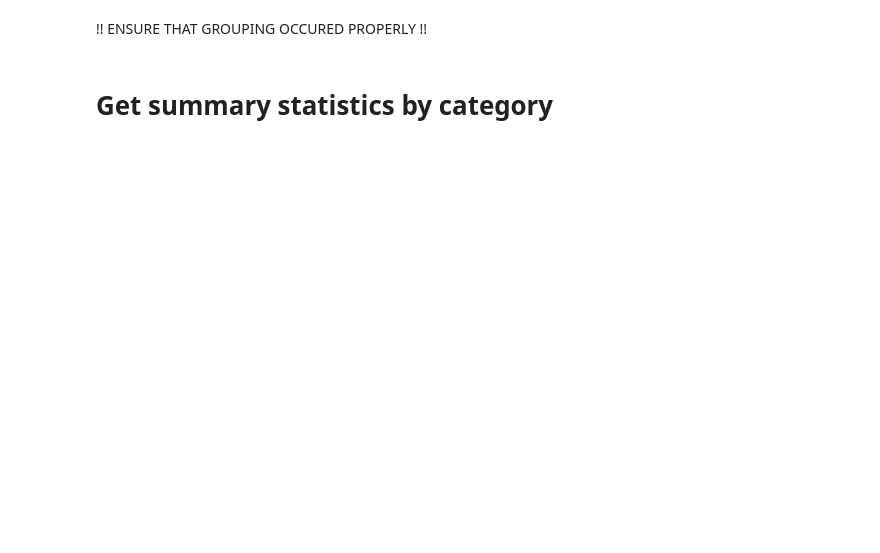
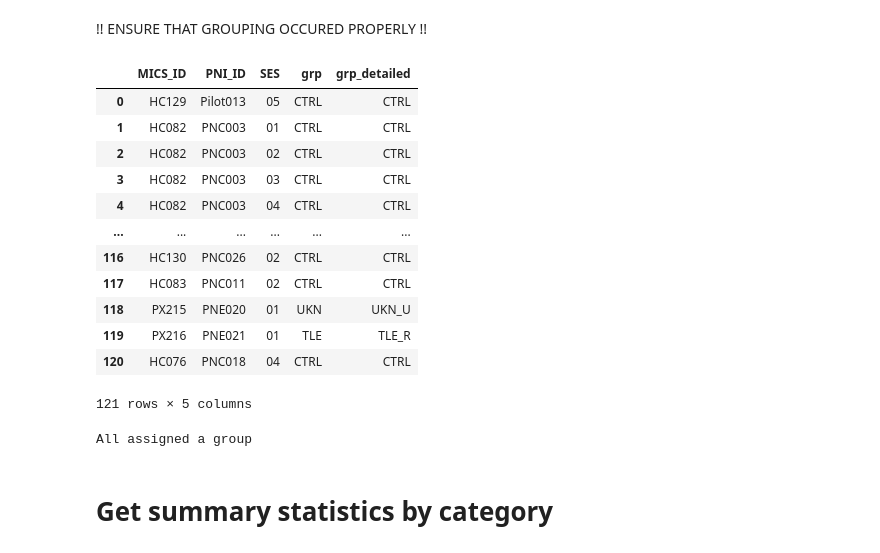
Before and after one commit to mendelsonD/3T7T, a Jupyter notebook: analyses/02_demo.ipynb, the cells around one changed output. Saved outputs shown, nothing was run; the diff lists cells and outputs as text; code cells hidden in the pictures; blank space fills up the shorter version.

Commit message:
Resolved grouping errors

```diff
--- a/analyses/02_demo.ipynb
+++ b/analyses/02_demo.ipynb
@@ -288,3 +315,32 @@ demo
+# %%
+demo[["MICS_ID", "PNI_ID", "SES", "grp", "grp_detailed"]]
+# %% [output]
+|  | MICS_ID | PNI_ID | SES | grp | grp_detailed |
+| 0 | HC129 | Pilot013 | 05 | CTRL | CTRL |
+| 1 | HC082 | PNC003 | 01 | CTRL | CTRL |
+| 2 | HC082 | PNC003 | 02 | CTRL | CTRL |
+| 3 | HC082 | PNC003 | 03 | CTRL | CTRL |
+| 4 | HC082 | PNC003 | 04 | CTRL | CTRL |
+| ... | ... | ... | ... | ... | ... |
+| 116 | HC130 | PNC026 | 02 | CTRL | CTRL |
+| 117 | HC083 | PNC011 | 02 | CTRL | CTRL |
+| 118 | PX215 | PNE020 | 01 | UKN | UKN_U |
+| 119 | PX216 | PNE021 | 01 | TLE | TLE_R |
+| 120 | HC076 | PNC018 | 04 | CTRL | CTRL |
+121 rows × 5 columns
+# %%
+# print all cases with missing group
+missing = demo[(demo["grp"] == "") | (demo["grp_detailed"] == "")]
+if len(missing) > 0:
+    missing[
+    ["MICS_ID", "PNI_ID", "SES", "grp", "grp_detailed",
+        "Epileptogenic focus confirmed by the information of (sEEG/ site of surgical resection/ Ictal EEG abnormalities +/. MRI findings): FLE=forntal lobe epilepsy and cingulate epilepsy, CLE:central/midline epilepsy,ILE: insular epilepsy, mTLE=mesio.temporal lobe epilepsy, nTLE=neocortical lobe epilepsy, PQLE=posterior quadrant lobe epilepsy , multifocal epilepsy,IGE=ideopathic lobe epilepsy,unclear)",
+        "Lateralization of epileptogenic focus"]
+        ]
+else:
+    print("All assigned a group")
+# %% [output]
+All assigned a group
 # %% [markdown]
 
 # Get summary statistics by category
```
Also changed, not shown: parts of 8 cells of this notebook.
